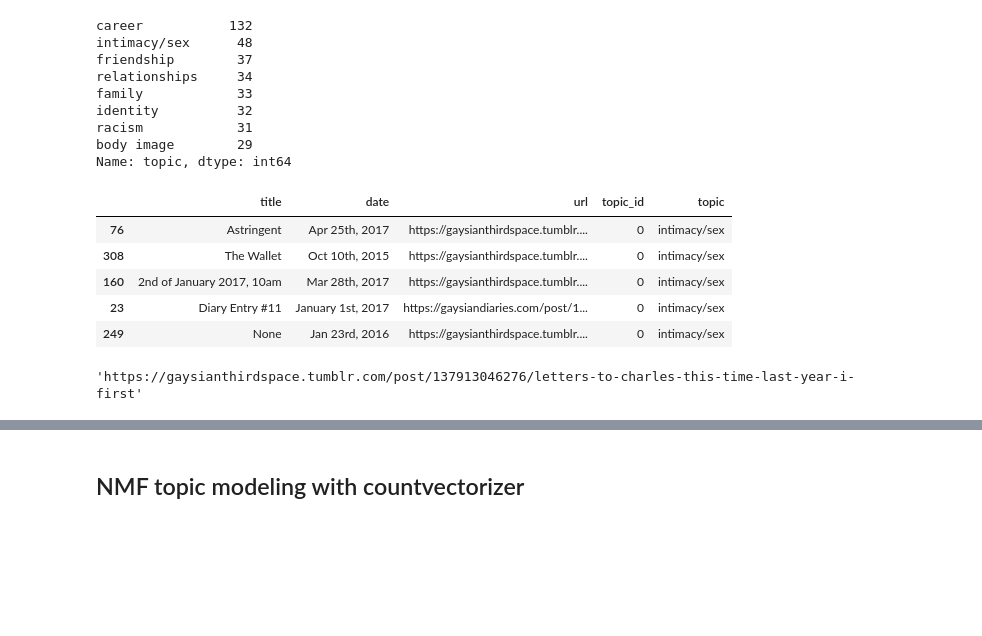
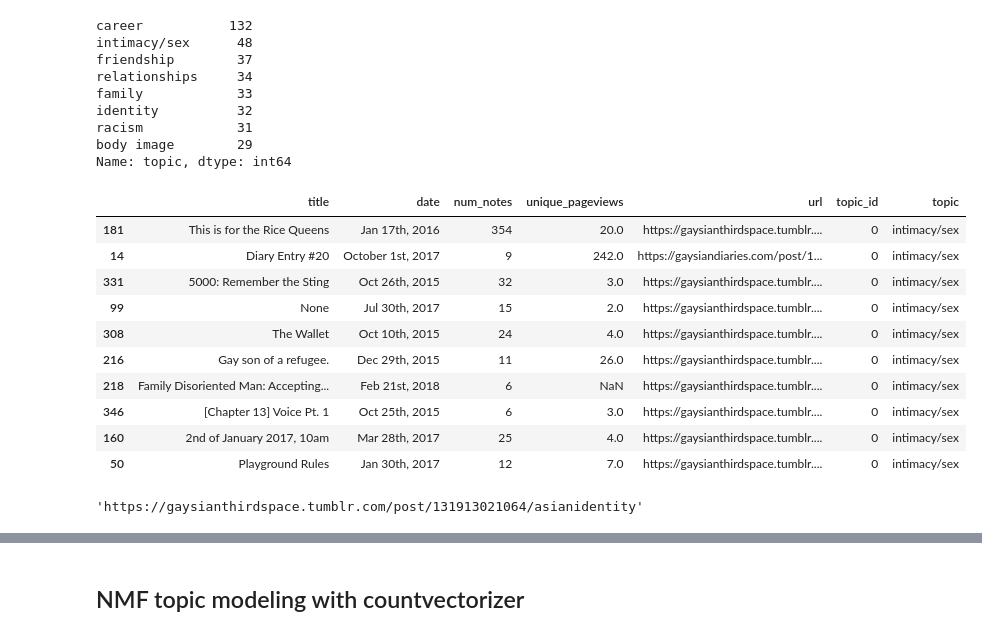
Before and after one commit to binh748/queer-asian-stories, a Jupyter notebook: notebooks/topic_modeling.ipynb, the cells around one changed output, grey strips where cells are left out. Cells and saved outputs as stored; diff of their text form; code cells hidden in the pictures; blank space fills up the shorter version.

```diff
--- a/notebooks/topic_modeling.ipynb
+++ b/notebooks/topic_modeling.ipynb
@@ -47,10 +47,13 @@ db.list_collection_names()
 # %%
 cursor = db.gd.find({}, {'_id': 0, 'text': 1})
 # %%
-cursor = db.gd.find({}, {'_id': 0, 'title': 1, 'date': 1, 'url': 1})
+cursor = db.gd.find({}, {'_id': 0, 'title': 1, 'date': 1, 'num_notes': 1, 'unique_pageviews': 1,
+                         'url': 1, 'text': 1})
 # %%
 gd_metadata = [{'title': result['title'],
                 'date': result['date'],
+                'num_notes': result['num_notes'],
+                'unique_pageviews': result['unique_pageviews'],
                 'url': result['url']}
                for result in cursor]
 # %%
@@ -79,9 +70,12 @@ gd_corpus = [result['text'] for result in cursor]
 # %%
 cursor = db.g3s.find({}, {'_id': 0, 'text': 1})
 # %%
-cursor = db.g3s.find({}, {'_id': 0, 'title': 1, 'date': 1, 'url': 1})
+cursor = db.g3s.find({}, {'_id': 0, 'title': 1, 'date': 1, 'num_notes': 1, 'unique_pageviews': 1,
+                         'url': 1, 'text': 1})
 # %%
 g3s_metadata = [{'title': result['title'],
                  'date': result['date'],
+                 'num_notes': result['num_notes'],
+                 'unique_pageviews': result['unique_pageviews'],
                  'url': result['url']}
                 for result in cursor]
@@ -419,15 +457,20 @@ racism            31
 body image        29
 Name: topic, dtype: int64
 # %%
-blogs_df[blogs_df['topic'] == 'intimacy/sex'].sample(5)
+blogs_df[blogs_df['topic'] == 'intimacy/sex'].sample(10)
 # %% [output]
-|  | title | date | url | topic_id | topic |
-| 76 | Astringent | Apr 25th, 2017 | https://gaysianthirdspace.tumblr.... | 0 | intimacy/sex |
-| 308 | The Wallet | Oct 10th, 2015 | https://gaysianthirdspace.tumblr.... | 0 | intimacy/sex |
-| 160 | 2nd of January 2017, 10am | Mar 28th, 2017 | https://gaysianthirdspace.tumblr.... | 0 | intimacy/sex |
-| 23 | Diary Entry #11 | January 1st, 2017 | https://gaysiandiaries.com/post/1... | 0 | intimacy/sex |
-| 249 | None | Jan 23rd, 2016 | https://gaysianthirdspace.tumblr.... | 0 | intimacy/sex |
+|  | title | date | num_notes | unique_pageviews | url | topic_id | topic |
+| 181 | This is for the Rice Queens | Jan 17th, 2016 | 354 | 20.0 | https://gaysianthirdspace.tumblr.... | 0 | intimacy/sex |
+| 14 | Diary Entry #20 | October 1st, 2017 | 9 | 242.0 | https://gaysiandiaries.com/post/1... | 0 | intimacy/sex |
+| 331 | 5000: Remember the Sting | Oct 26th, 2015 | 32 | 3.0 | https://gaysianthirdspace.tumblr.... | 0 | intimacy/sex |
+| 99 | None | Jul 30th, 2017 | 15 | 2.0 | https://gaysianthirdspace.tumblr.... | 0 | intimacy/sex |
+| 308 | The Wallet | Oct 10th, 2015 | 24 | 4.0 | https://gaysianthirdspace.tumblr.... | 0 | intimacy/sex |
+| 216 | Gay son of a refugee. | Dec 29th, 2015 | 11 | 26.0 | https://gaysianthirdspace.tumblr.... | 0 | intimacy/sex |
+| 218 | Family Disoriented Man: Accepting... | Feb 21st, 2018 | 6 | NaN | https://gaysianthirdspace.tumblr.... | 0 | intimacy/sex |
+| 346 | [Chapter 13] Voice Pt. 1 | Oct 25th, 2015 | 6 | 3.0 | https://gaysianthirdspace.tumblr.... | 0 | intimacy/sex |
+| 160 | 2nd of January 2017, 10am | Mar 28th, 2017 | 25 | 4.0 | https://gaysianthirdspace.tumblr.... | 0 | intimacy/sex |
+| 50 | Playground Rules | Jan 30th, 2017 | 12 | 7.0 | https://gaysianthirdspace.tumblr.... | 0 | intimacy/sex |
 # %%
-blogs_df.iloc[249]['url']
+blogs_df.iloc[346]['url']
 # %% [output]
-'https://gaysianthirdspace.tumblr.com/post/137913046276/letters-to-charles-this-time-last-year-i-first'
+'https://gaysianthirdspace.tumblr.com/post/131913021064/asianidentity'
```
Also changed, not shown: parts of 15 cells of this notebook, 2 other files.
